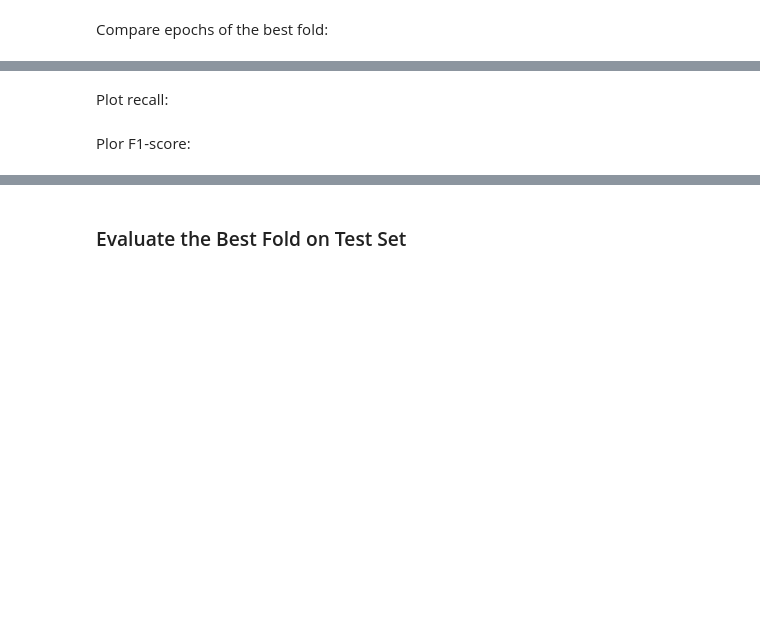
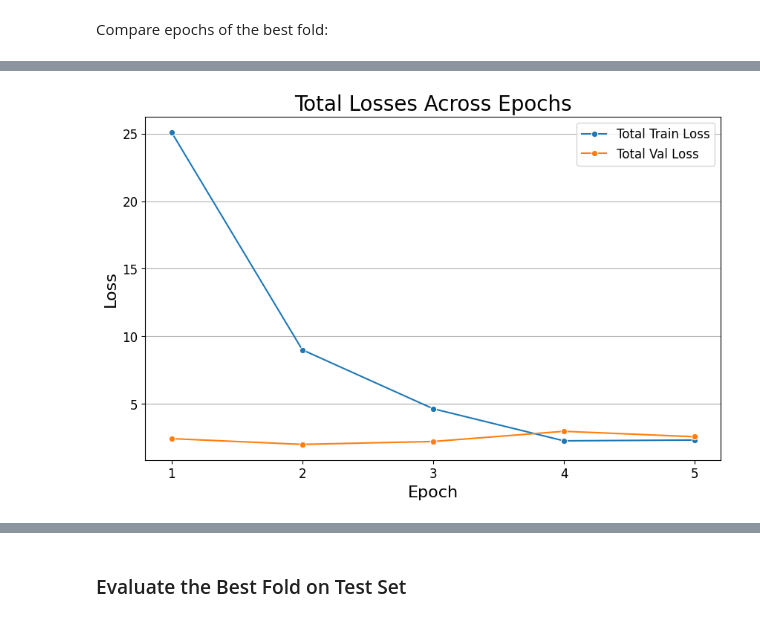
Before and after one commit to belindalombard/BertMLProject, a Jupyter notebook: Relevance_Model.ipynb, the cells around one changed output, grey strips where cells are left out. Cells and saved outputs as stored; diff of their text form; code cells hidden in the pictures; blank space fills up the shorter version.

```diff
--- a/Relevance_Model.ipynb
+++ b/Relevance_Model.ipynb
@@ -1239,0 +1486,4 @@ Plot precision, recall and f1-score of each class:
+# %%
+epochs = df[df['fold'] == best].groupby('epoch')[['total_train_loss','avg_train_loss','total_val_loss', 'avg_val_loss']].mean()
+epochs = epochs.reset_index()
+epochs
@@ -1261,2 +1498,0 @@ Plot precision:
-# %% [markdown]
-Plot recall:
@@ -1271,2 +1498,0 @@ Plot recall:
-# %% [markdown]
-Plor F1-score:
@@ -1280,0 +1499,18 @@ Plor F1-score:
+# %%
+plt.figure(figsize=(10, 6))
+sns.lineplot(x='epoch', y='total_train_loss', data=epochs, marker='o', label='Total Train Loss')
+sns.lineplot(x='epoch', y='total_val_loss', data=epochs, marker='o', label='Total Val Loss')
+
+plt.title('Total Losses Across Epochs', fontsize=20)
+
+plt.xlabel('Epoch',fontsize=16)
+plt.xticks(epochs['epoch'],fontsize=12)
+plt.ylabel('Loss',fontsize=16)
+plt.yticks(fontsize=12)
+
+plt.legend(loc='upper right',fontsize = 12)
+plt.grid(axis='y')
+
+plt.savefig(FOLDER_PATH+'Total_Losses_Across_Epochs.png', format='png', transparent = True, bbox_inches='tight',pad_inches=0.1)
+# %% [output]
+[figure, added]
```
Also changed, not shown: parts of 50 cells of this notebook.
